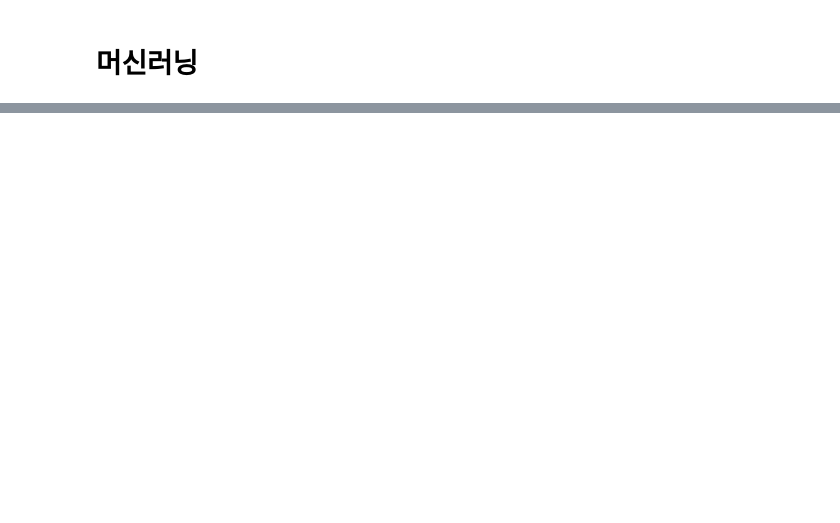
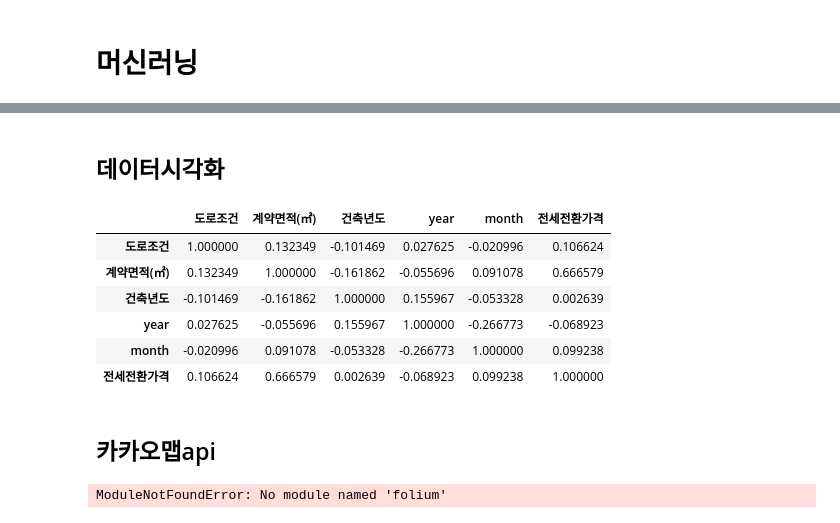
Before and after one commit to ChanceMKR/LH_home, a Jupyter notebook: ksc/lh_home.ipynb, the cells around one changed output, grey strips where cells are left out. Cells and saved outputs as stored; diff of their text form; code cells hidden in the pictures; blank space fills up the shorter version.

```diff
--- a/ksc/lh_home.ipynb
+++ b/ksc/lh_home.ipynb
@@ -134,0 +232,21 @@ variance score : 0.613
+# %% [markdown]
+## 데이터시각화
+# %%
+corr = gajwa_data.corr()
+corr
+# %% [output]
+|  | 도로조건 | 계약면적(㎡) | 건축년도 | year | month | 전세전환가격 |
+| 도로조건 | 1.000000 | 0.132349 | -0.101469 | 0.027625 | -0.020996 | 0.106624 |
+| 계약면적(㎡) | 0.132349 | 1.000000 | -0.161862 | -0.055696 | 0.091078 | 0.666579 |
+| 건축년도 | -0.101469 | -0.161862 | 1.000000 | 0.155967 | -0.053328 | 0.002639 |
+| year | 0.027625 | -0.055696 | 0.155967 | 1.000000 | -0.266773 | -0.068923 |
+| month | -0.020996 | 0.091078 | -0.053328 | -0.266773 | 1.000000 | 0.099238 |
+| 전세전환가격 | 0.106624 | 0.666579 | 0.002639 | -0.068923 | 0.099238 | 1.000000 |
+# %% [markdown]
+## 카카오맵api
+# %%
+import folium
+
+m = folium.Map(location=[37.53897093698831, 127.054619553077439], zoom_start=14)
+# %% [output]
+ModuleNotFoundError: No module named 'folium'
```
Also changed, not shown: parts of 22 cells of this notebook.
